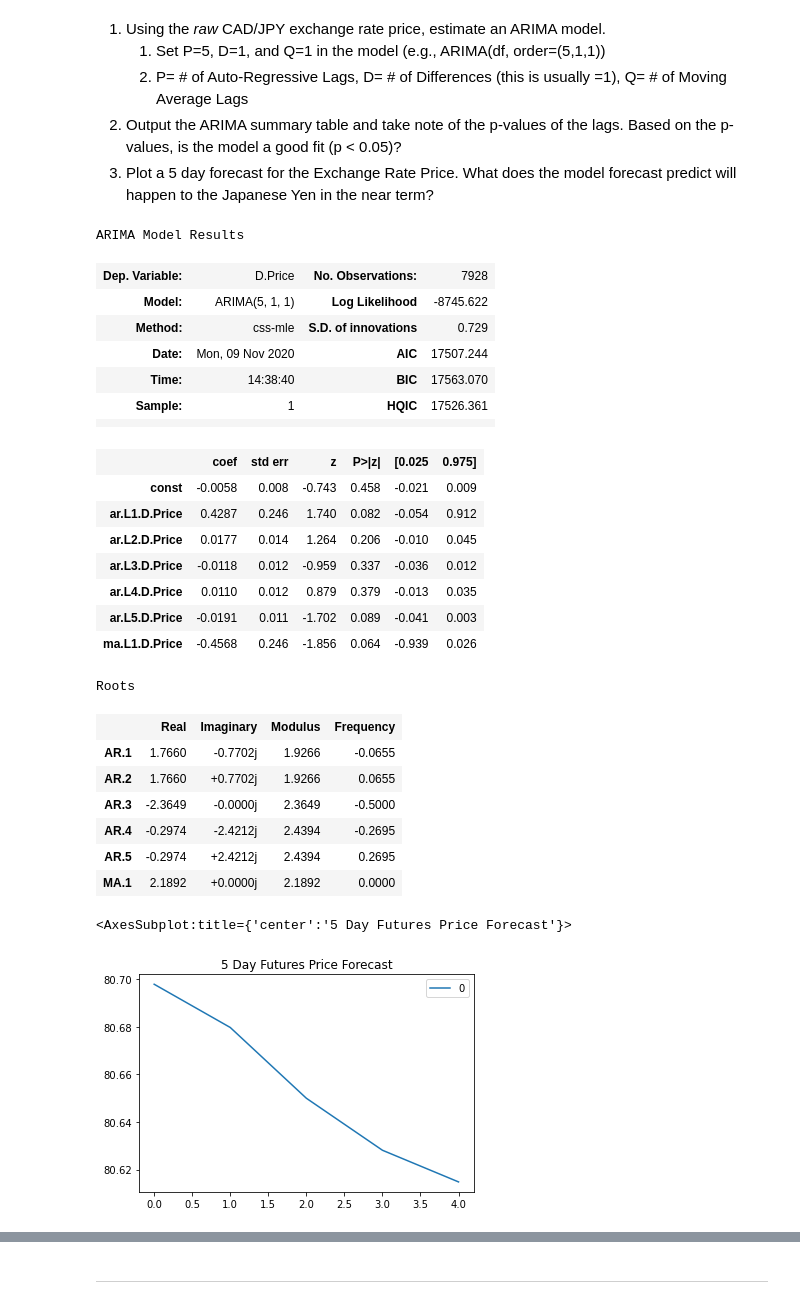
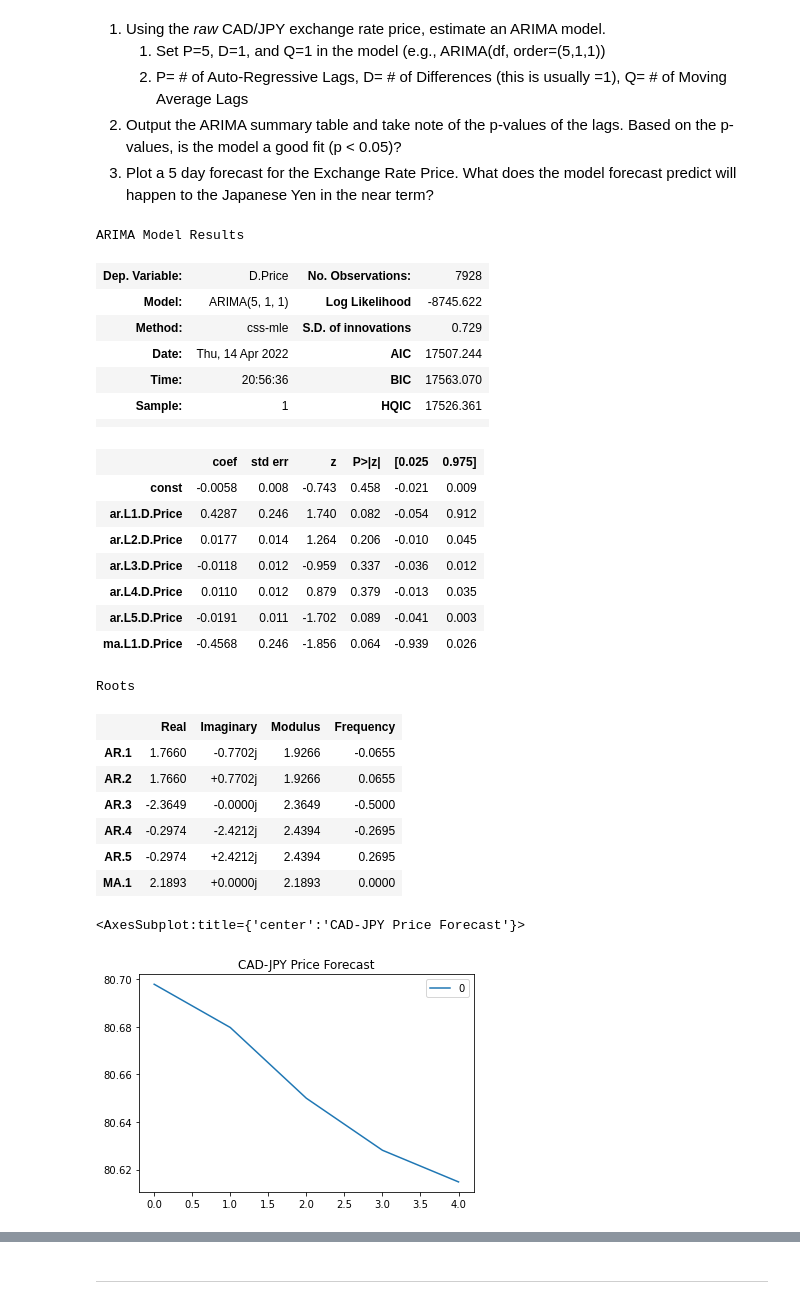
Before and after one commit to dhaameen/time_series, a Jupyter notebook: Starter_Code/time_series_analysis.ipynb, the cells around one changed output, grey strips where cells are left out. Saved outputs shown, nothing was run; the diff lists cells and outputs as text; code cells hidden in the pictures.

```diff
--- a/Homework/Starter_Code/time_series_analysis.ipynb
+++ b/Starter_Code/time_series_analysis.ipynb
@@ -169,20 +171,20 @@ from statsmodels.tsa.arima_model import ARIMA
 
 # Estimate and ARIMA Model:
 # Hint: ARIMA(df, order=(p, d, q))
-# YOUR CODE HERE!
+model = ARIMA(cad_jpy_df['Price'], order=(5, 1, 1))
 
 # Fit the model
-# YOUR CODE HERE!
+results = model.fit()
 # %%
 # Output model summary results:
-# YOUR CODE HERE!
+results.summary()
 # %% [output]
 ARIMA Model Results
 | Dep. Variable: | D.Price | No. Observations: | 7928 |
 | Model: | ARIMA(5, 1, 1) | Log Likelihood | -8745.622 |
 | Method: | css-mle | S.D. of innovations | 0.729 |
-| Date: | Mon, 09 Nov 2020 | AIC | 17507.244 |
-| Time: | 14:38:40 | BIC | 17563.070 |
+| Date: | Thu, 14 Apr 2022 | AIC | 17507.244 |
+| Time: | 20:56:36 | BIC | 17563.070 |
 | Sample: | 1 | HQIC | 17526.361 |
 |  |  |  |  |
 |  | coef | std err | z | P>|z| | [0.025 | 0.975] |
@@ -200,13 +202,13 @@ Roots
 | AR.3 | -2.3649 | -0.0000j | 2.3649 | -0.5000 |
 | AR.4 | -0.2974 | -2.4212j | 2.4394 | -0.2695 |
 | AR.5 | -0.2974 | +2.4212j | 2.4394 | 0.2695 |
-| MA.1 | 2.1892 | +0.0000j | 2.1892 | 0.0000 |
+| MA.1 | 2.1893 | +0.0000j | 2.1893 | 0.0000 |
 # %%
 # Plot the 5 Day Price Forecast
-# YOUR CODE HERE!
+pd.DataFrame(results.forecast(steps=5)[0]).plot(title="CAD-JPY Price Forecast")
 # %% [output]
-<AxesSubplot:title={'center':'5 Day Futures Price Forecast'}>
+<AxesSubplot:title={'center':'CAD-JPY Price Forecast'}>
-[figure, old version]
+[figure, new version]
 # %% [markdown]
 **Question:** What does the model forecast will happen to the Japanese Yen in the near term?
 
```
Also changed, not shown: parts of 18 cells of this notebook, 3 other files.
